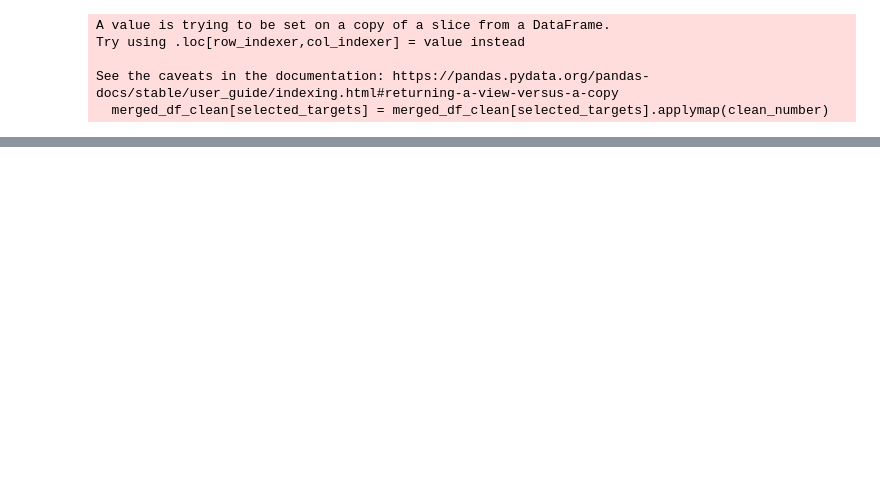
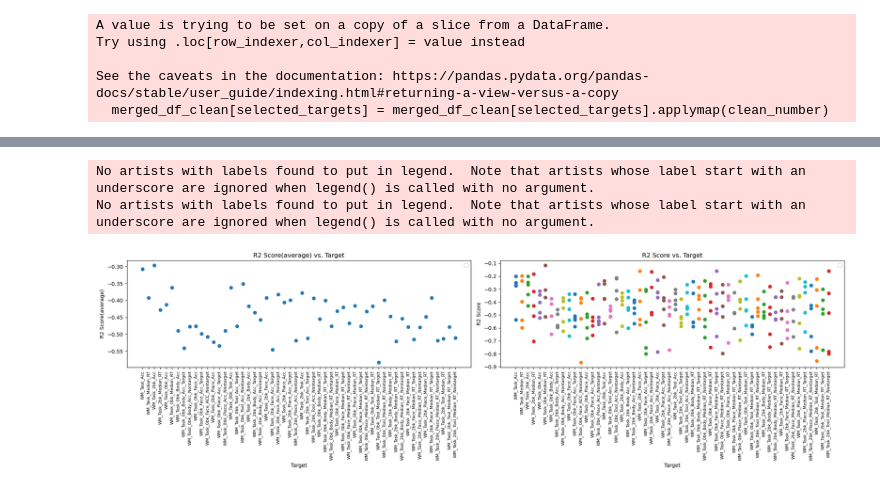
Before and after one commit to haotsung/WM_task, a Jupyter notebook: WM_task_cv.ipynb, the cells around one changed output, grey strips where cells are left out. Saved outputs shown, nothing was run; the diff lists cells and outputs as text; code cells hidden in the pictures; blank space fills up the shorter version.

```diff
--- a/WM_task_cv.ipynb
+++ b/WM_task_cv.ipynb
@@ -123,3 +120,35 @@ Mean R2 wihtout PCA: -0.44984441724162494
+# %%
+# Scoring Visualization
+r2_scores = np.array(r2_scores).reshape(-1,len(selected_targets))
+mean_r2 = np.mean(r2_scores,axis=0)
+
+plt.figure(figsize=(20, 6))
+
+plt.subplot(1, 2, 1)
+plt.scatter(selected_targets,mean_r2,marker='o')
+plt.xlabel('Target')
+plt.ylabel('R2 Score(average)')
+plt.title('R2 Score(average) vs. Target')
+plt.xticks(np.arange(len(selected_targets)), selected_targets, rotation='vertical',fontsize=8)
+plt.legend()
+
+plt.subplot(1, 2, 2)
+for i, select_target in enumerate(selected_targets) :
+    x_values = np.full(r2_scores.shape[0], selected_targets[i])
+    y_values = r2_scores[:,i]
+    plt.scatter(x_values, y_values, marker='o')
+plt.xlabel('Target')
+plt.ylabel('R2 Score')
+plt.title('R2 Score vs. Target')
+plt.xticks(np.arange(len(selected_targets)), selected_targets, rotation='vertical',fontsize=8)
+plt.legend()
+
+plt.tight_layout()
+plt.show()
+# %% [output]
+No artists with labels found to put in legend.  Note that artists whose label start with an underscore are ignored when legend() is called with no argument.
+No artists with labels found to put in legend.  Note that artists whose label start with an underscore are ignored when legend() is called with no argument.
+[figure, added]
 # %%
 # Visualization
 plt.scatter(y_test_pca, y_pred, alpha=0.5)
```
Also changed, not shown: parts of 2 cells of this notebook.
